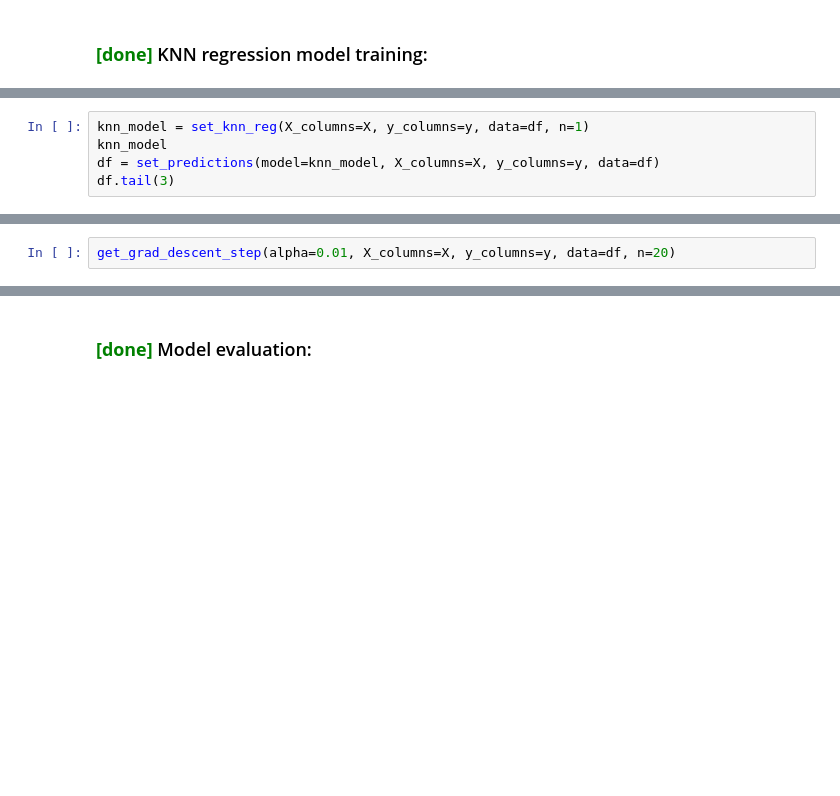
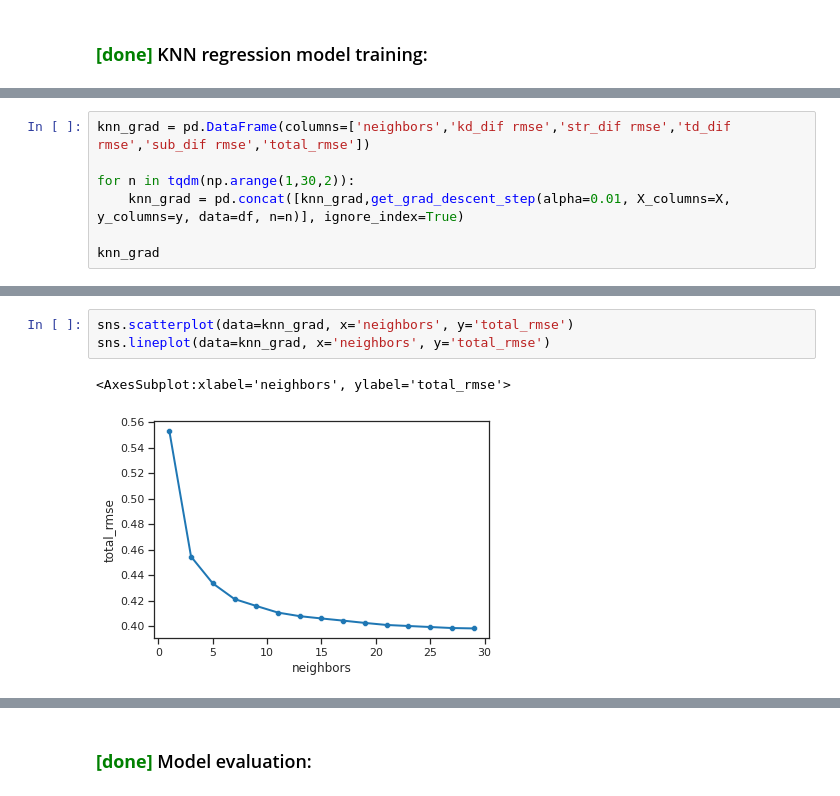
Before and after one commit to sagi778/ufc_fights_Predictor, a Jupyter notebook: notebooks/fight_stats_model_training.ipynb, the cells around one changed output, grey strips where cells are left out. Cells and saved outputs as stored; diff of their text form; blank space fills up the shorter version.

```diff
--- a/notebooks/fight_stats_model_training.ipynb
+++ b/notebooks/fight_stats_model_training.ipynb
@@ -123,5 +124,0 @@ Data split: Data=(6731, 20), train_set=(3302, 12), validation_set=(1408, 12), te
-# %%
-knn_model = set_knn_reg(X_columns=X, y_columns=y, data=df, n=1)
-knn_model
-df = set_predictions(model=knn_model, X_columns=X, y_columns=y, data=df)
-df.tail(3)
@@ -135,3 +127,8 @@ df.tail(3)
 # %%
-get_grad_descent_step(alpha=0.01, X_columns=X, y_columns=y, data=df, n=20)
+knn_grad = pd.DataFrame(columns=['neighbors','kd_dif rmse','str_dif rmse','td_dif rmse','sub_dif rmse','total_rmse'])
+
+for n in tqdm(np.arange(1,30,2)):
+    knn_grad = pd.concat([knn_grad,get_grad_descent_step(alpha=0.01, X_columns=X, y_columns=y, data=df, n=n)], ignore_index=True)
+
+knn_grad
 # %% [output]
@@ -143,0 +158,6 @@ get_grad_descent_step(alpha=0.01, X_columns=X, y_columns=y, data=df, n=20)
+# %%
+sns.scatterplot(data=knn_grad, x='neighbors', y='total_rmse')
+sns.lineplot(data=knn_grad, x='neighbors', y='total_rmse')
+# %% [output]
+<AxesSubplot:xlabel='neighbors', ylabel='total_rmse'>
+[figure, added]
```
Also changed, not shown: parts of 11 cells of this notebook.
